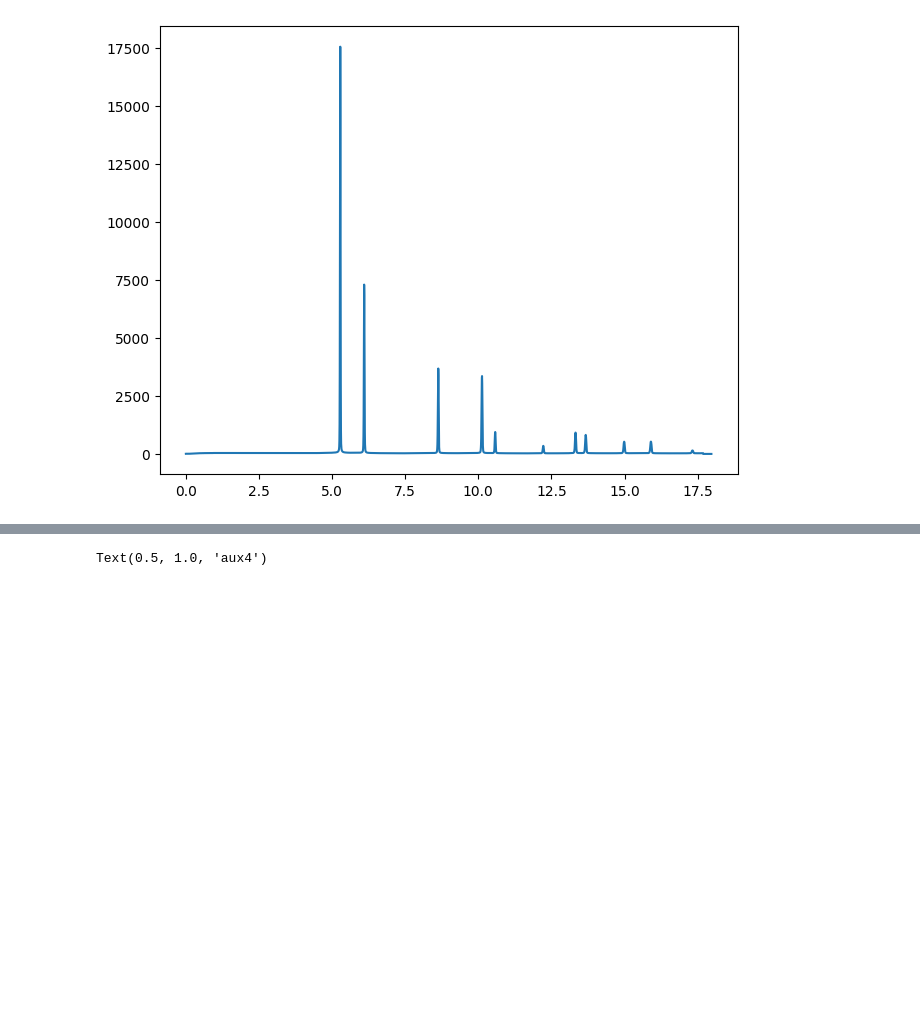
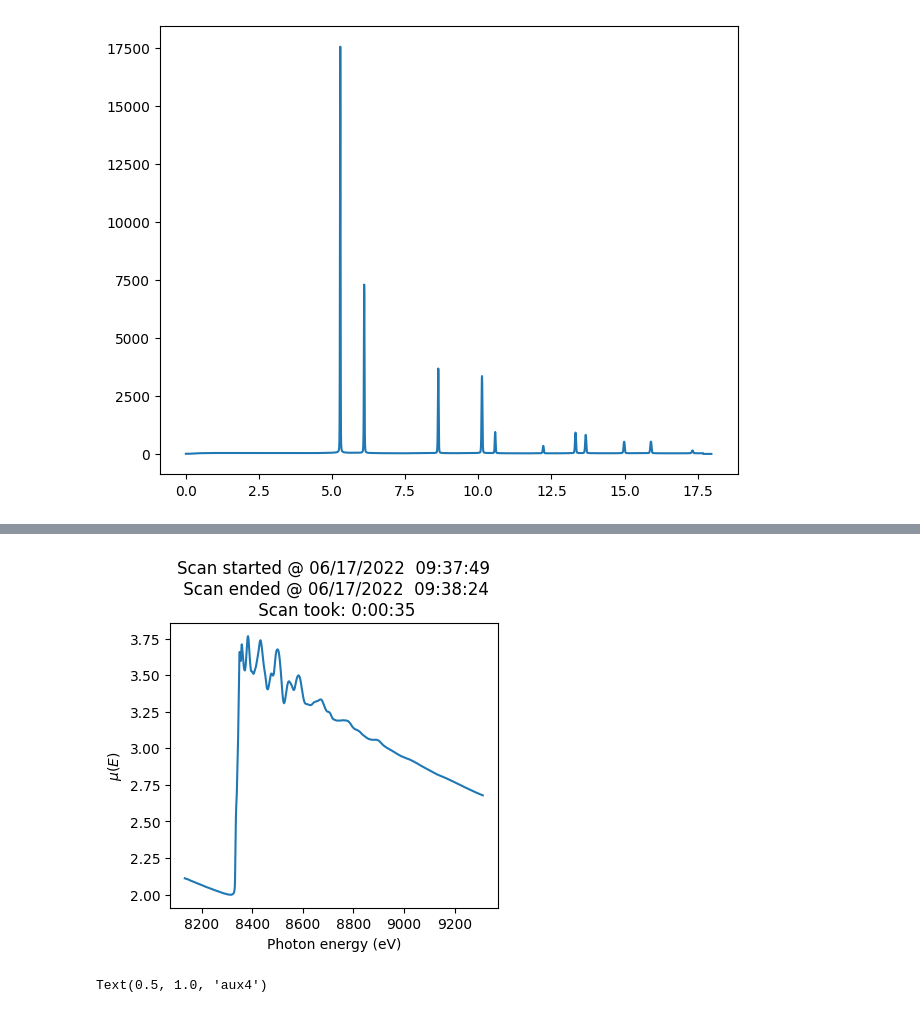
Before and after one commit to MehmetTopsakal/pySULI, a Jupyter notebook: notebooks/000.read_research_data_into_python.ipynb, the cells around one changed output, grey strips where cells are left out. Saved outputs shown, nothing was run; the diff lists cells and outputs as text; code cells hidden in the pictures; blank space fills up the shorter version.

```diff
--- a/notebooks/000.read_research_data_into_python.ipynb
+++ b/notebooks/000.read_research_data_into_python.ipynb
@@ -86,3 +114,26 @@ plt.plot(data[0],data[1])
+# %%
+import time
+from datetime import datetime
+with open('Ni-foil-XAS-data-from-ISS-beamline.dat', 'r') as file:
+    content = file.read()
+    start = content[content.find('Scan.start_time:')+17:content.find('Scan.start_time:')+37]
+    end = content[content.find('Scan.end_time:')+15:content.find('Scan.end_time:')+35]
+strpstart = datetime.strptime(start, "%m/%d/%Y  %H:%M:%S")
+strpend = datetime.strptime(end, "%m/%d/%Y  %H:%M:%S")
+difference = strpend - strpstart
+
+ax.set_title('Scan started @ 06/17/2022__09:37:49 \n Scan ended @ 06/17/2022__09:38:24 \n Scan took: 34 seconds');
+# %%
+# instead of entering title string manually, we can do it with python was as below.
+
+fig = plt.figure(figsize=(4,4))
+ax = fig.add_subplot(1,1,1)
+ax.plot(E,np.log(I0/Ir))
+ax.set_ylabel('$\mu(E)$')
+ax.set_xlabel('Photon energy (eV)')
+ax.set_title('Scan started @ '+strpstart.strftime('%m/%d/%Y  %H:%M:%S')+'\n Scan ended @ '+strpend.strftime('%m/%d/%Y  %H:%M:%S')+'\n Scan took: '+str(difference));
+# %% [output]
+[figure, added]
 # %%
 #plots for ISS
 data = np.loadtxt('Ni-foil-XAS-data-from-ISS-beamline.dat',unpack=True)
```
Also changed, not shown: parts of 4 cells of this notebook.
